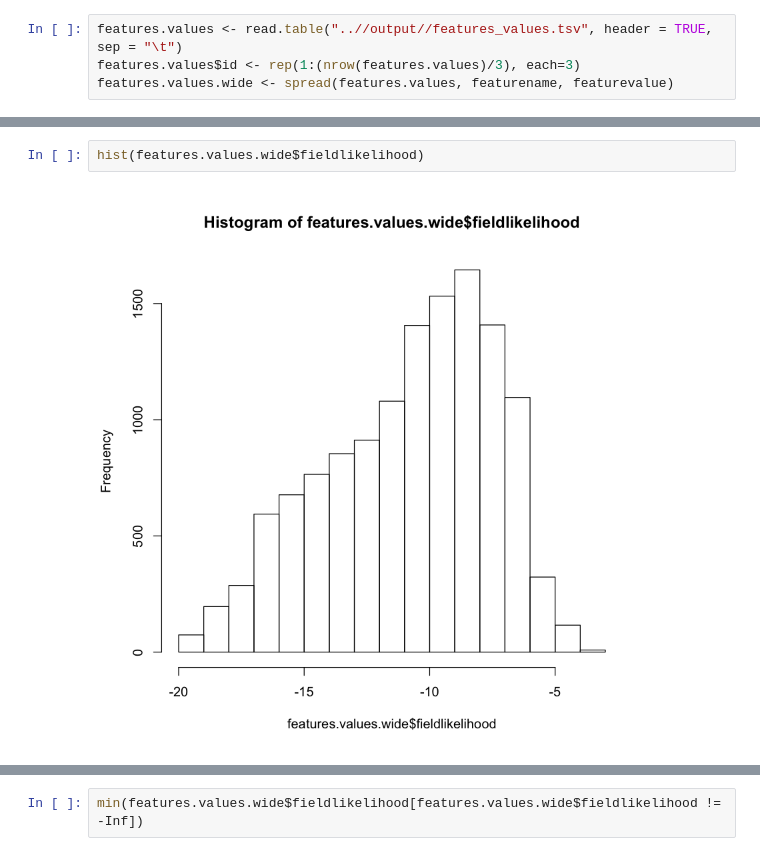
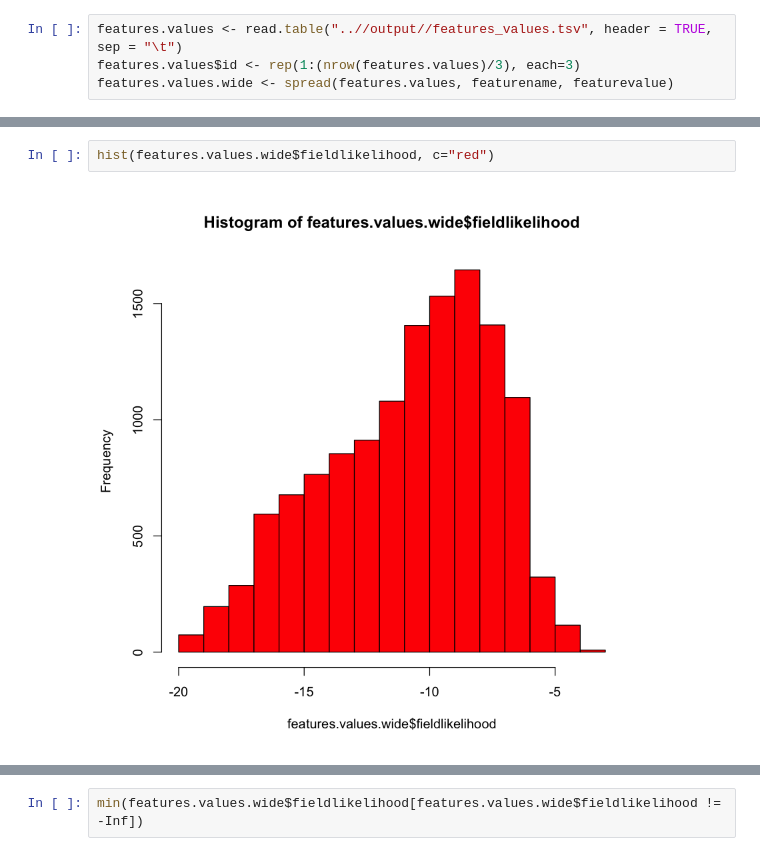
Before and after one commit to teanalab/pfsdm, a Jupyter notebook: reports/test.ipynb, the cells around one changed output, grey strips where cells are left out. Cells and saved outputs as stored; diff of their text form.

```diff
--- a/reports/test.ipynb
+++ b/reports/test.ipynb
@@ -66,5 +66,5 @@ hist(features.values.wide$baselinetopscore)
 # %%
-hist(features.values.wide$fieldlikelihood)
+hist(features.values.wide$fieldlikelihood, c="red")
 # %% [output]
-[figure, old version]
+[figure, new version]
 # %%
```
Also changed, not shown: parts of 2 cells of this notebook.
